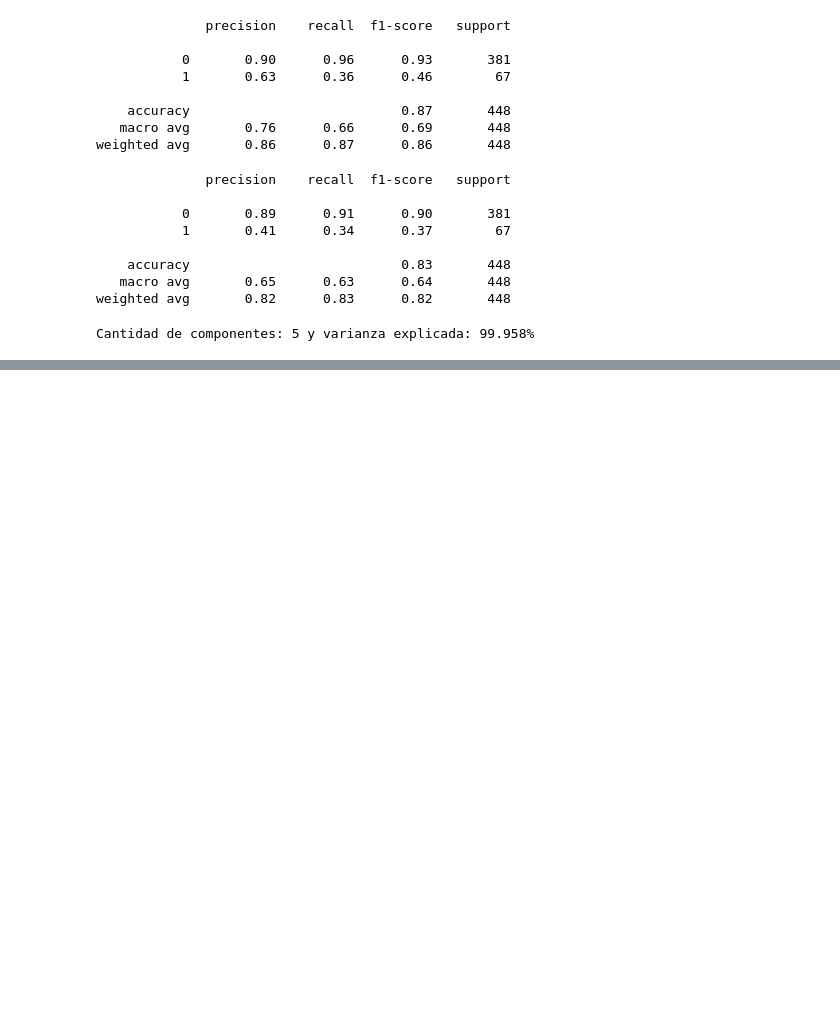
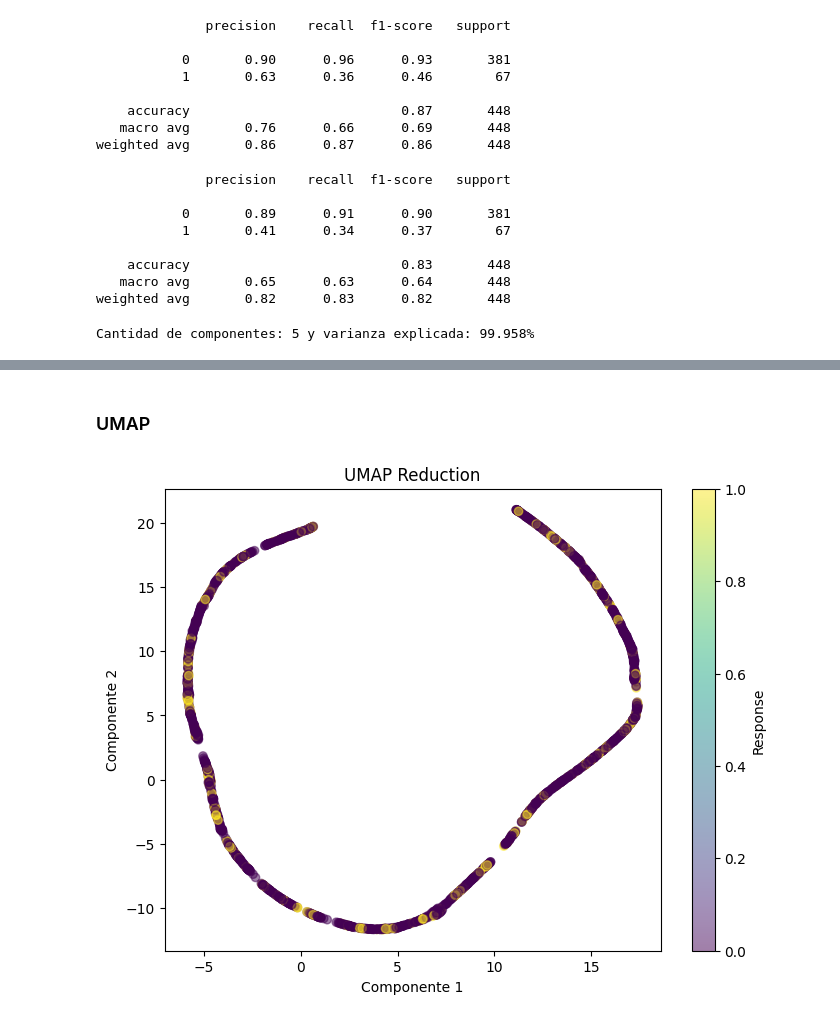
Before and after one commit to Shernandez0911/Tarea8DataScience, a Jupyter notebook: SebastianHernandez_AlexMondaca.ipynb, the cells around one changed output, grey strips where cells are left out. Cells and saved outputs as stored; diff of their text form; code cells hidden in the pictures; blank space fills up the shorter version.

```diff
--- a/SebastianHernandez_AlexMondaca.ipynb
+++ b/SebastianHernandez_AlexMondaca.ipynb
@@ -139,0 +151,8 @@ Cantidad de componentes: 5 y varianza explicada: 99.958%
+# %% [markdown]
+### UMAP
+# %%
+umap_model = umap.UMAP(n_components=2, random_state=254)
+X_umap = umap_model.fit_transform(X_processed)
+plot_reduction(X_umap, y, "UMAP Reduction")
+# %% [output]
+[figure, added]
```
Also changed, not shown: parts of 6 cells of this notebook.
